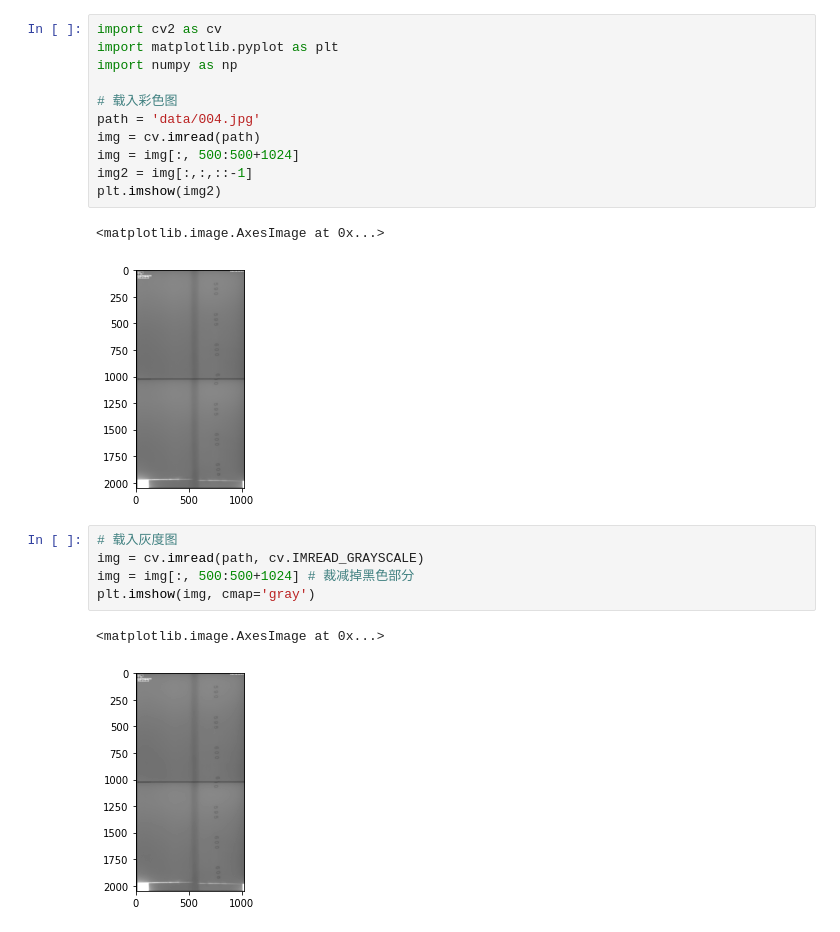
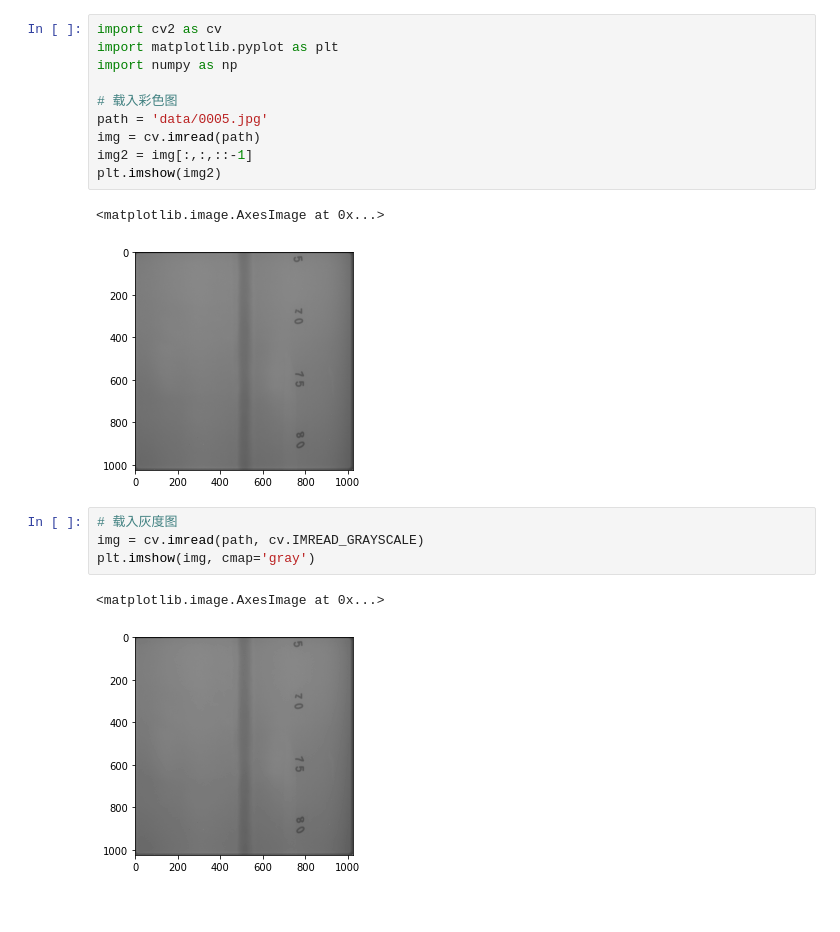
Before and after one commit to zhuohoudeputao/SteelDefectDetection, a Jupyter notebook: try.ipynb, the cells around one changed output. Saved outputs shown, nothing was run; the diff lists cells and outputs as text.

```diff
--- a/try.ipynb
+++ b/try.ipynb
@@ -1,25 +1,23 @@
 # %%
 import cv2 as cv
 import matplotlib.pyplot as plt
 import numpy as np
 
 # 载入彩色图
-path = 'data/004.jpg'
+path = 'data/0005.jpg'
 img = cv.imread(path)
-img = img[:, 500:500+1024]
 img2 = img[:,:,::-1]
 plt.imshow(img2)
 # %% [output]
 <matplotlib.image.AxesImage at 0x...>
-[figure, old version]
+[figure, new version]
 # %%
 # 载入灰度图
 img = cv.imread(path, cv.IMREAD_GRAYSCALE)
-img = img[:, 500:500+1024] # 裁减掉黑色部分
 plt.imshow(img, cmap='gray')
 # %% [output]
 <matplotlib.image.AxesImage at 0x...>
-[figure, old version]
+[figure, new version]
 # %%
 # 绘制灰度像素统计直方图，全范围从0到255
 low, high = 0, 255
```
Also changed, not shown: parts of 7 cells of this notebook, 4 other files.
